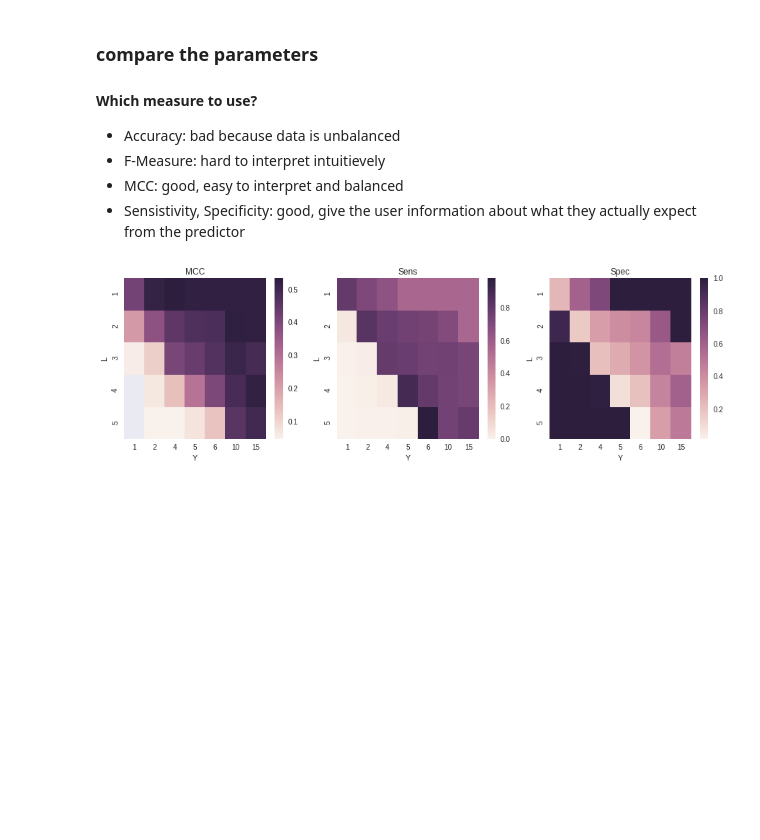
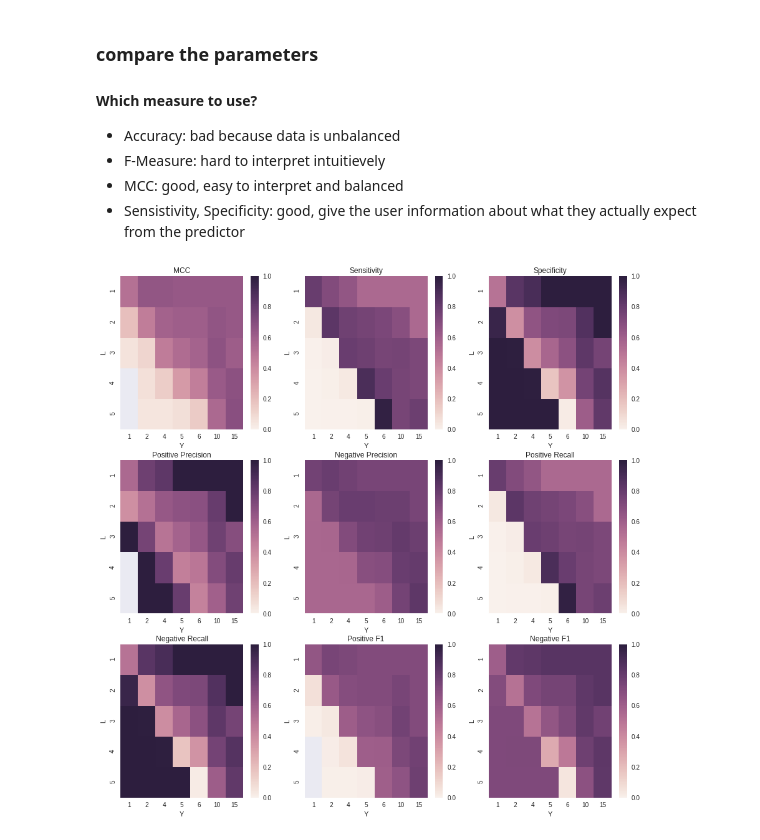
Before and after one commit to grst/pp1, a Jupyter notebook: train_and_evaluate.ipynb, the cells around one changed output. Drawn from its saved outputs; the diff is of its cells as text; code cells hidden in the pictures; blank space fills up the shorter version.

Commit message:
Make heatmaps plots for wiki

```diff
--- a/train_and_evaluate.ipynb
+++ b/train_and_evaluate.ipynb
@@ -91,7 +91,7 @@ for l, y in product(ls, ys):
     neg = matrix[4].split("|")[0].strip()
     TP, FN = (int(x.strip()) for x in pos.split())
     FP, TN = (int(x.strip()) for x in neg.split())
-    perf_dict[(l, y)] = (TP, FN, FP, FN)
+    perf_dict[(l, y)] = (TP, FN, FP, TN)
 # %% [markdown]
 ### compare the parameters
 #### Which measure to use?
@@ -116,16 +132,41 @@ def make_df(f):
         for l in ls:
             f_dict[y][l] = f(*perf_dict[l, y])
     return pd.DataFrame(f_dict)
-# %%
-fig, (ax1, ax2, ax3) = subplots(1, 3, figsize=(15, 4))
-sns.heatmap(make_df(mcc), ax=ax1)
-ax1.set_title("MCC")
-sns.heatmap(make_df(sens), ax=ax2)
-ax2.set_title("Sens")
-sns.heatmap(make_df(spec), ax=ax3)
-ax3.set_title("Spec")
-for ax in (ax1, ax2, ax3):
-    ax.set_xlabel("Y")
-    ax.set_ylabel("L")
-# %% [output]
-[figure, removed]
+# %%
+fig, grid = subplots(3, 3, figsize=(15, 15))
+
+sns.heatmap(make_df(mcc), ax=grid[0][0], vmin=0, vmax=1)
+grid[0][0].set_title("MCC")
+
+sns.heatmap(make_df(sens), ax=grid[0][1], vmin=0, vmax=1)
+grid[0][1].set_title("Sensitivity")
+
+sns.heatmap(make_df(spec), ax=grid[0][2], vmin=0, vmax=1)
+grid[0][2].set_title("Specificity")
+
+sns.heatmap(make_df(prec_pos), ax=grid[1][0], vmin=0, vmax=1)
+grid[1][0].set_title("Positive Precision")
+
+sns.heatmap(make_df(prec_neg), ax=grid[1][1], vmin=0, vmax=1)
+grid[1][1].set_title("Negative Precision")
+
+sns.heatmap(make_df(recall_pos), ax=grid[1][2], vmin=0, vmax=1)
+grid[1][2].set_title("Positive Recall")
+
+sns.heatmap(make_df(recall_neg), ax=grid[2][0], vmin=0, vmax=1)
+grid[2][0].set_title("Negative Recall")
+
+sns.heatmap(make_df(f1_pos), ax=grid[2][1], vmin=0, vmax=1)
+grid[2][1].set_title("Positive F1")
+
+sns.heatmap(make_df(f1_neg), ax=grid[2][2], vmin=0, vmax=1)
+grid[2][2].set_title("Negative F1")
+
+
+for ax in grid.flatten():
+    ax.set_xlabel("Y")
+    ax.set_ylabel("L")
+
+fig.savefig("wiki/eval25.png")
+# %% [output]
+[figure, added]
```
Also changed, not shown: parts of 13 cells of this notebook, 2 other files.
